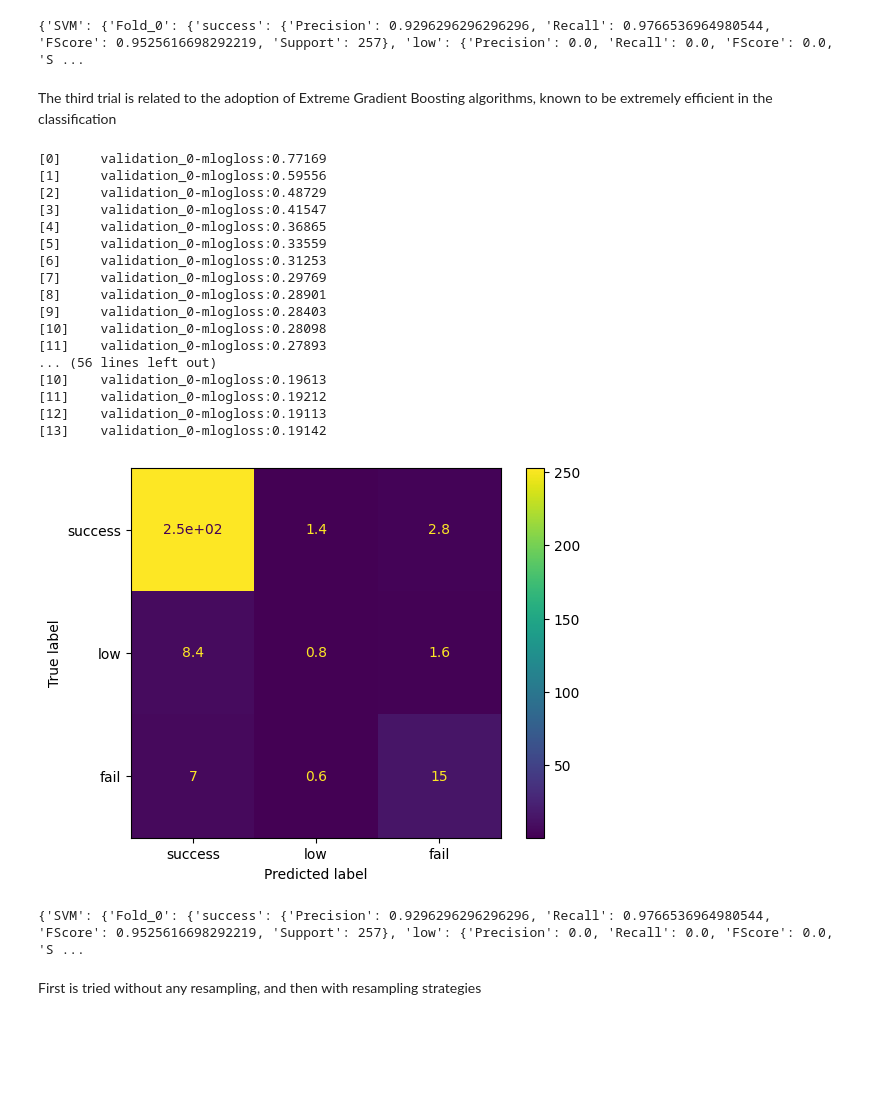
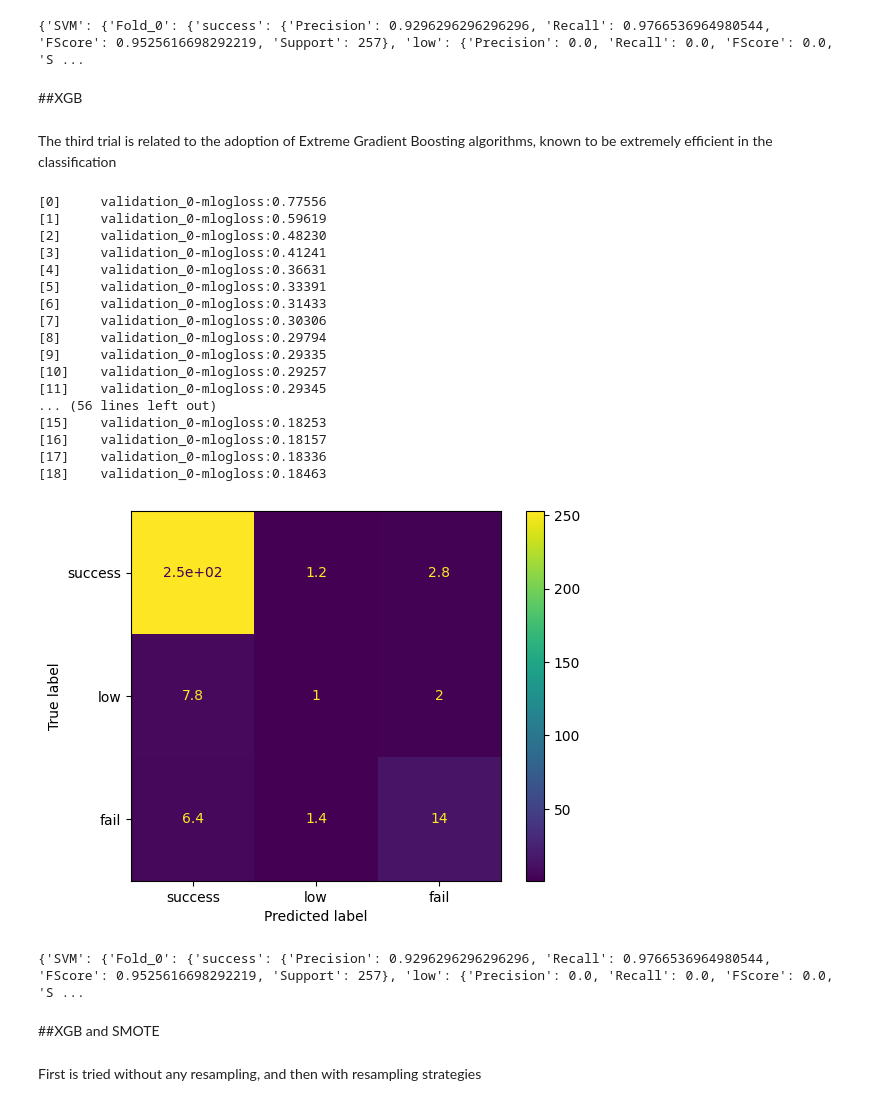
Before and after one commit to fsternini/prod-opt, a Jupyter notebook: prod_opt.ipynb, the cells around one changed output. Saved outputs shown, nothing was run; the diff lists cells and outputs as text; code cells hidden in the pictures; blank space fills up the shorter version.

```diff
--- a/prod_opt.ipynb
+++ b/prod_opt.ipynb
@@ -208,6 +217,8 @@ for key in results["SVM_RES"]:
 # %% [output]
 [figure]
 {'SVM': {'Fold_0': {'success': {'Precision': 0.9296296296296296, 'Recall': 0.9766536964980544, 'FScore': 0.9525616698292219, 'Support': 257}, 'low': {'Precision': 0.0, 'Recall': 0.0, 'FScore': 0.0, 'S ...
+# %% [markdown]
+##XGB
 # %% [markdown]
 The third trial is related to the adoption of Extreme Gradient Boosting algorithms, known to be extremely efficient in the classification
 # %%
@@ -221,52 +232,55 @@ results["XGB"]={}
 cm=np.zeros((5,len(labels),len(labels)))
 for i, (train_index, test_index) in enumerate(skf.split(X, y_enc)):
   x_train = X[train_index]
   y_train = y_enc[train_index]
   x_test = X[test_index]
   y_test = y_enc[test_index]
-  clf_xgb.fit(x_train, y_train, xgbclassifier__eval_set=[(x_test, y_test)])
+  x_train, x_eval, y_train, y_eval = train_test_split(x_train, y_train, test_size=0.2, random_state=42)
+  clf_xgb.fit(x_train, y_train, xgbclassifier__eval_set=[(x_eval, y_eval)])
   y_pred = clf_xgb.predict(x_test)
   y_pred = label_encoder.inverse_transform(y_pred)
   y_test = label_encoder.inverse_transform(y_test)
   precision, recall, fscore, support = precision_recall_fscore_support(y_test,y_pred, labels=labels)
   fold = "Fold_"+str(i)
   results["XGB"][fold]={}
   for j in range(len(labels)):
     results["XGB"][fold][labels[j]] = {"Precision":precision[j],
                           "Recall":recall[j],
                           "FScore":fscore[j],
                           "Support":support[j]
                                 }
   cm[i]=confusion_matrix(y_test, y_pred, labels=labels)
 
 cm=np.average(cm,axis=0)
 disp = ConfusionMatrixDisplay(confusion_matrix=cm, display_labels=labels)
 disp.plot()
 plt.show()
 print(results)
 recalls["XGB"]=[]
 for key in results["XGB"]:
   recalls["XGB"].append(results["XGB"][key]["fail"]["Recall"])
 # %% [output]
-[0]     validation_0-mlogloss:0.77169
-[1]     validation_0-mlogloss:0.59556
-[2]     validation_0-mlogloss:0.48729
-[3]     validation_0-mlogloss:0.41547
-[4]     validation_0-mlogloss:0.36865
-[5]     validation_0-mlogloss:0.33559
-[6]     validation_0-mlogloss:0.31253
-[7]     validation_0-mlogloss:0.29769
-[8]     validation_0-mlogloss:0.28901
-[9]     validation_0-mlogloss:0.28403
-[10]    validation_0-mlogloss:0.28098
-[11]    validation_0-mlogloss:0.27893
+[0]     validation_0-mlogloss:0.77556
+[1]     validation_0-mlogloss:0.59619
+[2]     validation_0-mlogloss:0.48230
+[3]     validation_0-mlogloss:0.41241
+[4]     validation_0-mlogloss:0.36631
+[5]     validation_0-mlogloss:0.33391
+[6]     validation_0-mlogloss:0.31433
+[7]     validation_0-mlogloss:0.30306
+[8]     validation_0-mlogloss:0.29794
+[9]     validation_0-mlogloss:0.29335
+[10]    validation_0-mlogloss:0.29257
+[11]    validation_0-mlogloss:0.29345
 ... (56 lines left out)
-[10]    validation_0-mlogloss:0.19613
-[11]    validation_0-mlogloss:0.19212
-[12]    validation_0-mlogloss:0.19113
-[13]    validation_0-mlogloss:0.19142
+[15]    validation_0-mlogloss:0.18253
+[16]    validation_0-mlogloss:0.18157
+[17]    validation_0-mlogloss:0.18336
+[18]    validation_0-mlogloss:0.18463
-[figure, old version]
+[figure, new version]
 {'SVM': {'Fold_0': {'success': {'Precision': 0.9296296296296296, 'Recall': 0.9766536964980544, 'FScore': 0.9525616698292219, 'Support': 257}, 'low': {'Precision': 0.0, 'Recall': 0.0, 'FScore': 0.0, 'S ...
+# %% [markdown]
+##XGB and SMOTE
 # %% [markdown]
 First is tried without any resampling, and then with resampling strategies
 # %%
```
Also changed, not shown: parts of 25 cells of this notebook.
